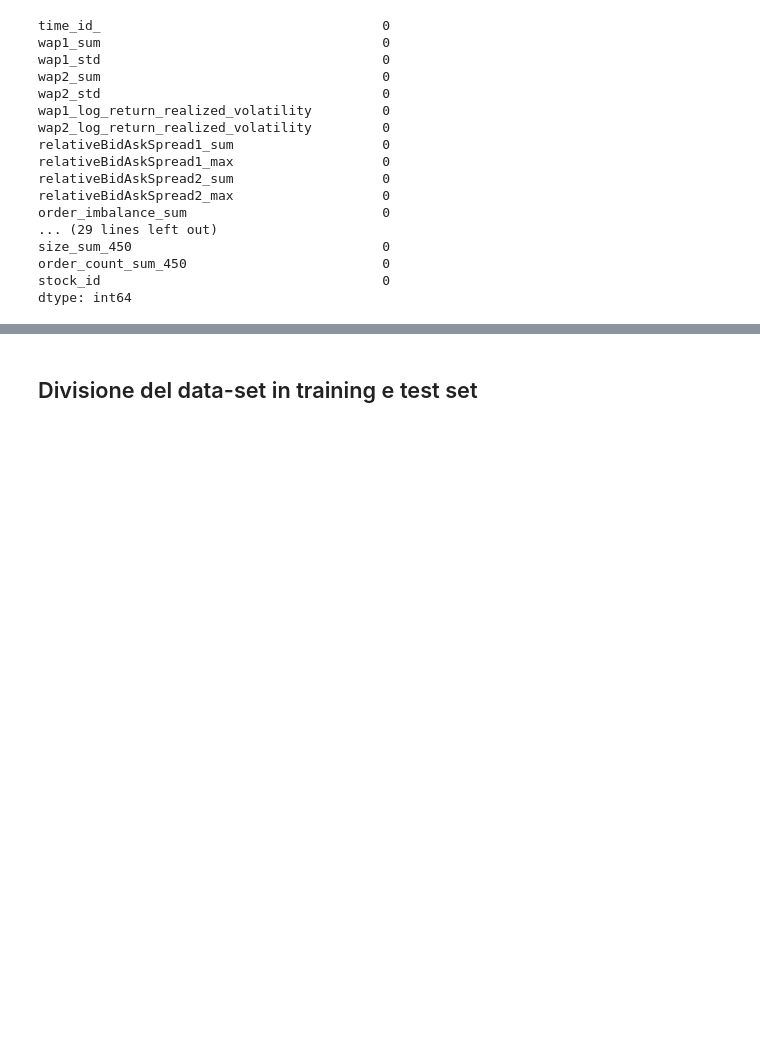
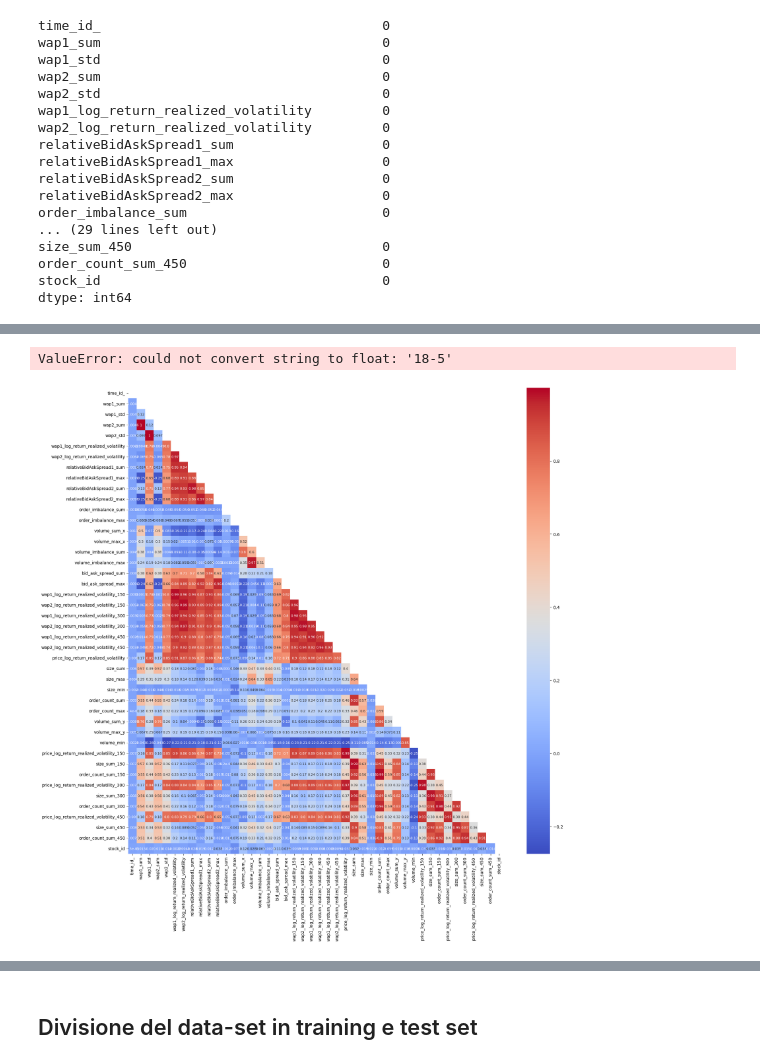
Before and after one commit to leorm2002/Realized-volatility-ML, a Jupyter notebook: notebook.ipynb, the cells around one changed output, grey strips where cells are left out. Saved outputs shown, nothing was run; the diff lists cells and outputs as text; code cells hidden in the pictures; blank space fills up the shorter version.

```diff
--- a/notebook.ipynb
+++ b/notebook.ipynb
@@ -537,0 +557,14 @@ df = load(name)
+# %%
+%%mode 0,1
+correlation_matrix = df.corr()
+# %% [output]
+ValueError: could not convert string to float: '18-5'
+# %%
+%%mode 0,1
+plt.figure(figsize=(20, 20))  # Adjust the figure size (width, height)
+mask = np.triu(np.ones_like(correlation_matrix, dtype=bool))
+
+sns.heatmap(correlation_matrix, mask=mask, annot=True, cmap='coolwarm', annot_kws={"size": 8})
+plt.show()
+# %% [output]
+[figure, added]
```
Also changed, not shown: parts of 19 cells of this notebook.
